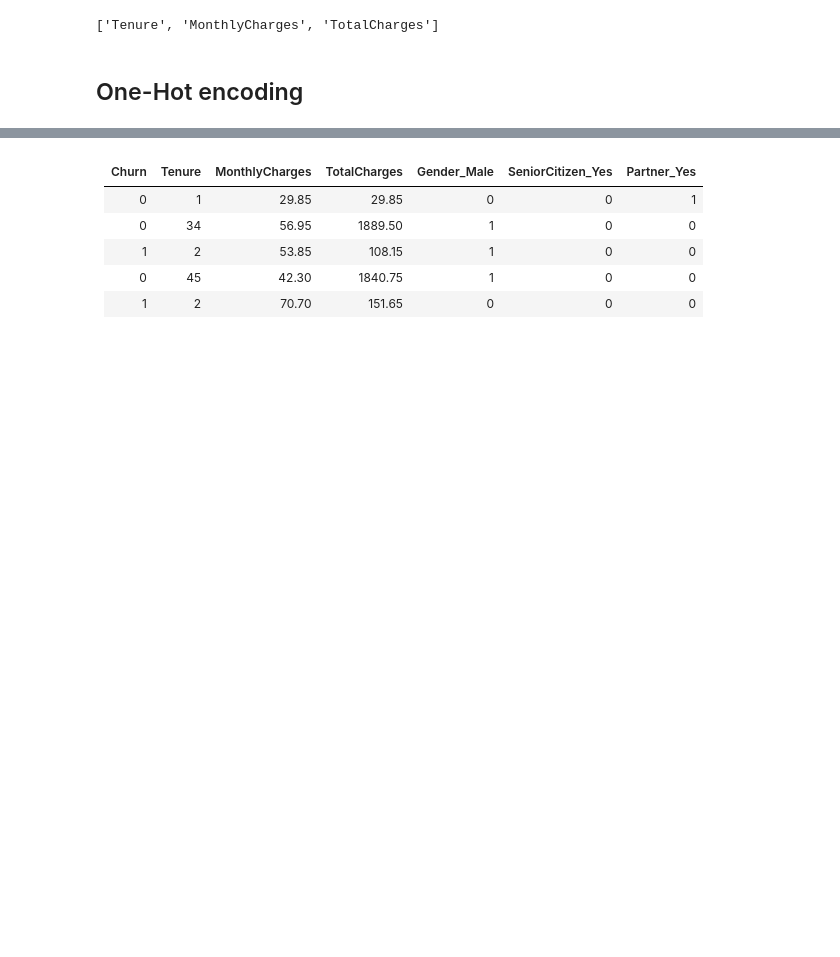
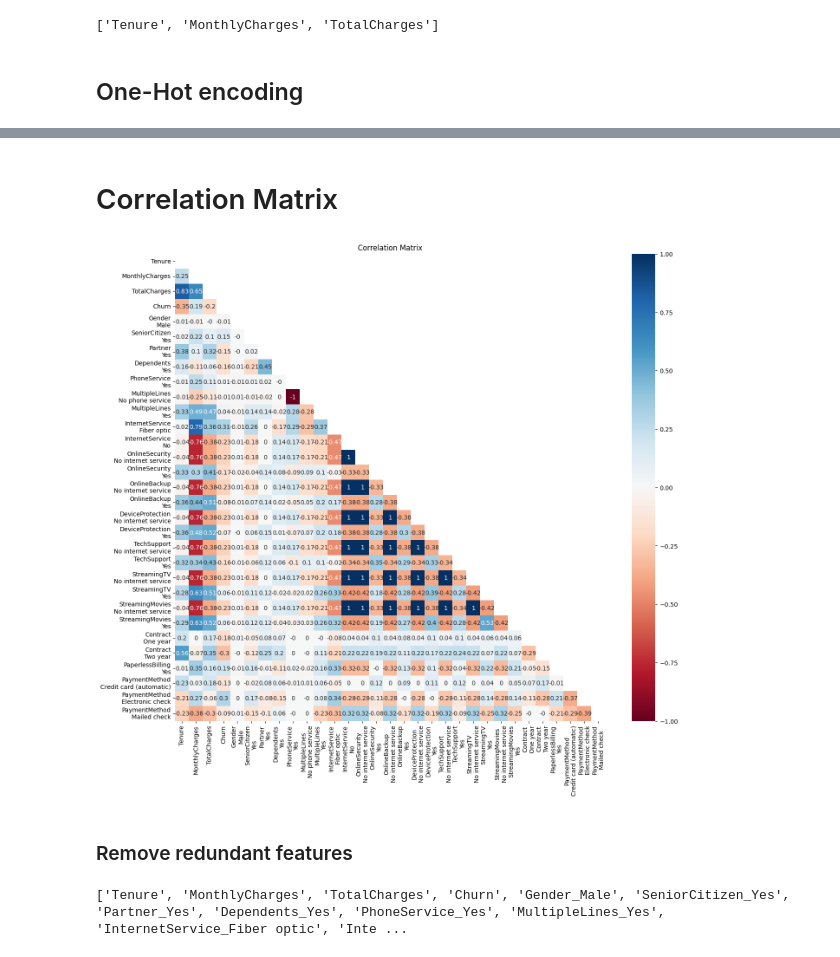
Before and after one commit to AnalyticSoul/Learn-Data-Science-with-Examples, a Jupyter notebook: 4.3-One-Hot-Encoding.ipynb, the cells around one changed output, grey strips where cells are left out. Drawn from its saved outputs; the diff is of its cells as text; code cells hidden in the pictures; blank space fills up the shorter version.

```diff
--- a/4.3-One-Hot-Encoding.ipynb
+++ b/4.3-One-Hot-Encoding.ipynb
@@ -63,9 +65,47 @@ df_telco_encoded.head()
 5 rows × 31 columns
-# %% [markdown]
-| Churn | Tenure | MonthlyCharges | TotalCharges | Gender_Male | SeniorCitizen_Yes | Partner_Yes |
-| --- | --- | --- | --- | --- | --- | --- |
-| 0 | 1 | 29.85 | 29.85 | 0 | 0 | 1 |
-| 0 | 34 | 56.95 | 1889.50 | 1 | 0 | 0 |
-| 1 | 2 | 53.85 | 108.15 | 1 | 0 | 0 |
-| 0 | 45 | 42.30 | 1840.75 | 1 | 0 | 0 |
-| 1 | 2 | 70.70 | 151.65 | 0 | 0 | 0 |
+# %% [markdown]
+# Correlation Matrix
+# %%
+def wrap_axis_labels(ticklabel):
+    return [x.get_text().replace('_', '\n') for x in ticklabel]
+
+
+# Compute the correlation matrix
+corr_matrix = df_telco_encoded.corr().round(2)
+
+# Create a mask for the upper triangle
+mask = np.triu(np.ones_like(corr_matrix, dtype=bool))
+
+plt.figure(figsize=(16, 14))
+
+# Only plotting the columns where the correlations are very high
+s = sns.heatmap(corr_matrix,
+                annot=True,
+                cmap='RdBu',
+                vmin=-1,
+                vmax=1,
+                mask=mask)
+
+s.set_xticklabels(wrap_axis_labels(s.get_xticklabels()), rotation=90)
+s.set_yticklabels(wrap_axis_labels(s.get_yticklabels()), rotation=0)
+
+plt.title('Correlation Matrix')
+plt.show()
+# %% [output]
+[figure, added]
+# %% [markdown]
+### Remove redundant features
+# %%
+corr_cols = [
+    'OnlineSecurity_No internet service',
+    'OnlineBackup_No internet service',
+    'DeviceProtection_No internet service',
+    'TechSupport_No internet service',
+    'StreamingTV_No internet service',
+    'StreamingMovies_No internet service',
+    'MultipleLines_No phone service'
+]
+df_telco_encoded.drop(columns=corr_cols, inplace=True)
+print(df_telco_encoded.columns.tolist())
+# %% [output]
+['Tenure', 'MonthlyCharges', 'TotalCharges', 'Churn', 'Gender_Male', 'SeniorCitizen_Yes', 'Partner_Yes', 'Dependents_Yes', 'PhoneService_Yes', 'MultipleLines_Yes', 'InternetService_Fiber optic', 'Inte ...
```
Also changed, not shown: parts of 5 cells of this notebook, 3 other files.
